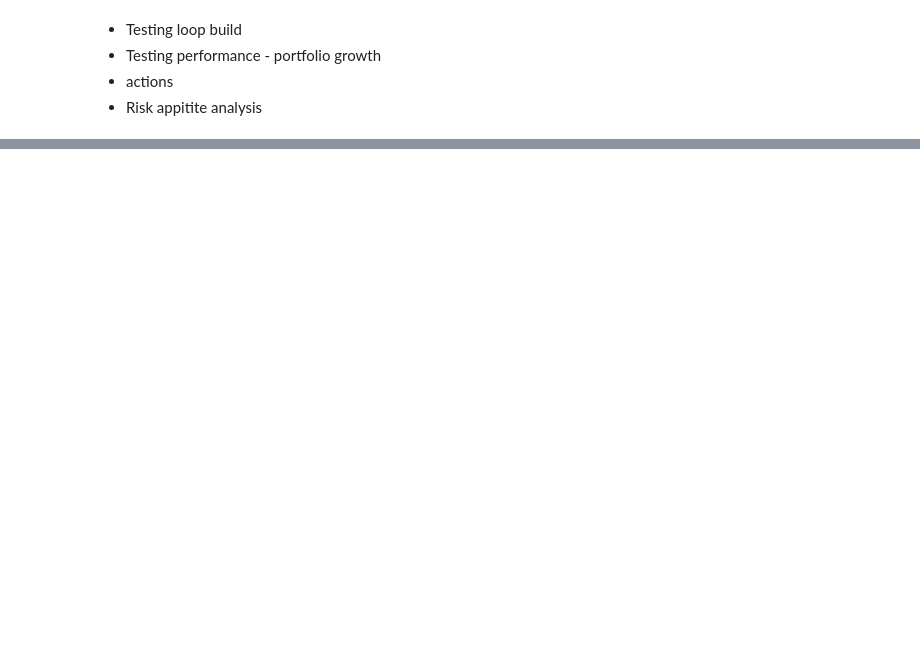
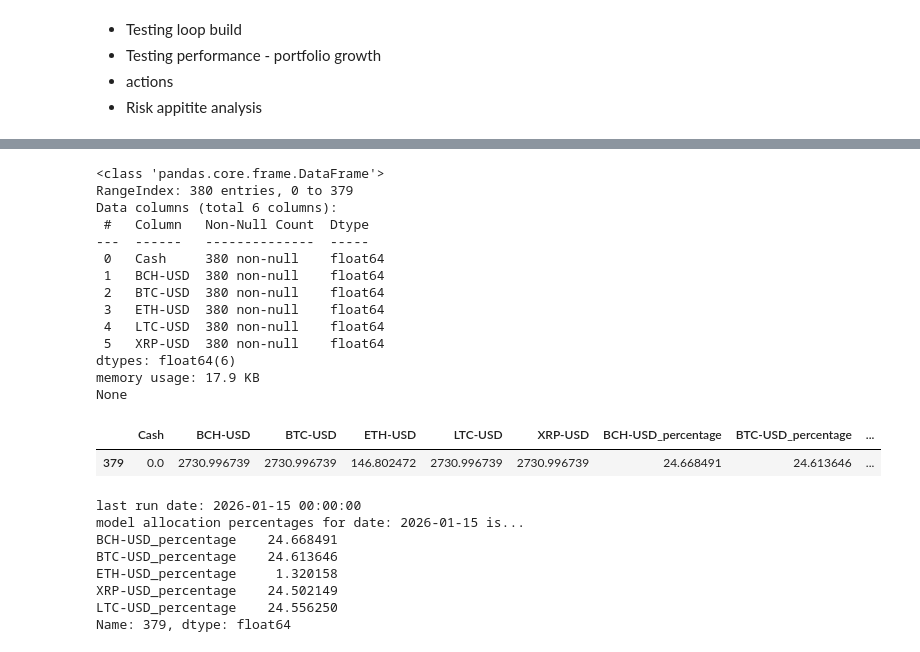
Before and after one commit to ZacUWH/Python-Projects, a Jupyter notebook: quant ml/crypto model build/crypto_index_Model.ipynb, the cells around one changed output, grey strips where cells are left out. Drawn from its saved outputs; the diff is of its cells as text; code cells hidden in the pictures; blank space fills up the shorter version.

```diff
--- a/quant ml/crypto model build/crypto_index_Model.ipynb
+++ b/quant ml/crypto model build/crypto_index_Model.ipynb
@@ -588,0 +582,38 @@ Max Drawdown: -37.08%
+# %%
+allocation_df = pd.DataFrame(final_alloc, columns=['Cash'] + test_env.tickers)
+print(allocation_df.info())
+
+percentage_cols = [col for col in allocation_df.columns if col != 'Cash']
+
+for col in percentage_cols:
+    allocation_df[col+'_percentage'] = (allocation_df[col] / allocation_df.sum(axis=1))*100
+
+display(allocation_df.tail(1))
+print(f'last run date: {df_test["Date"].max()}')
+print(f'model allocation percentages for date: {df_test["Date"].max().strftime("%Y-%m-%d")} is...')
+print(f'{allocation_df[['BCH-USD_percentage','BTC-USD_percentage','ETH-USD_percentage','XRP-USD_percentage','LTC-USD_percentage']].iloc[-1]}')
+# %% [output]
+<class 'pandas.core.frame.DataFrame'>
+RangeIndex: 380 entries, 0 to 379
+Data columns (total 6 columns):
+ #   Column   Non-Null Count  Dtype
+---  ------   --------------  -----
+ 0   Cash     380 non-null    float64
+ 1   BCH-USD  380 non-null    float64
+ 2   BTC-USD  380 non-null    float64
+ 3   ETH-USD  380 non-null    float64
+ 4   LTC-USD  380 non-null    float64
+ 5   XRP-USD  380 non-null    float64
+dtypes: float64(6)
+memory usage: 17.9 KB
+None
+|  | Cash | BCH-USD | BTC-USD | ETH-USD | LTC-USD | XRP-USD | BCH-USD_percentage | BTC-USD_percentage | ... |
+| 379 | 0.0 | 2730.996739 | 2730.996739 | 146.802472 | 2730.996739 | 2730.996739 | 24.668491 | 24.613646 | ... |
+last run date: 2026-01-15 00:00:00
+model allocation percentages for date: 2026-01-15 is...
+BCH-USD_percentage    24.668491
+BTC-USD_percentage    24.613646
+ETH-USD_percentage     1.320158
+XRP-USD_percentage    24.502149
+LTC-USD_percentage    24.556250
+Name: 379, dtype: float64
```
Also changed, not shown: parts of 5 cells of this notebook, 6 other files.
